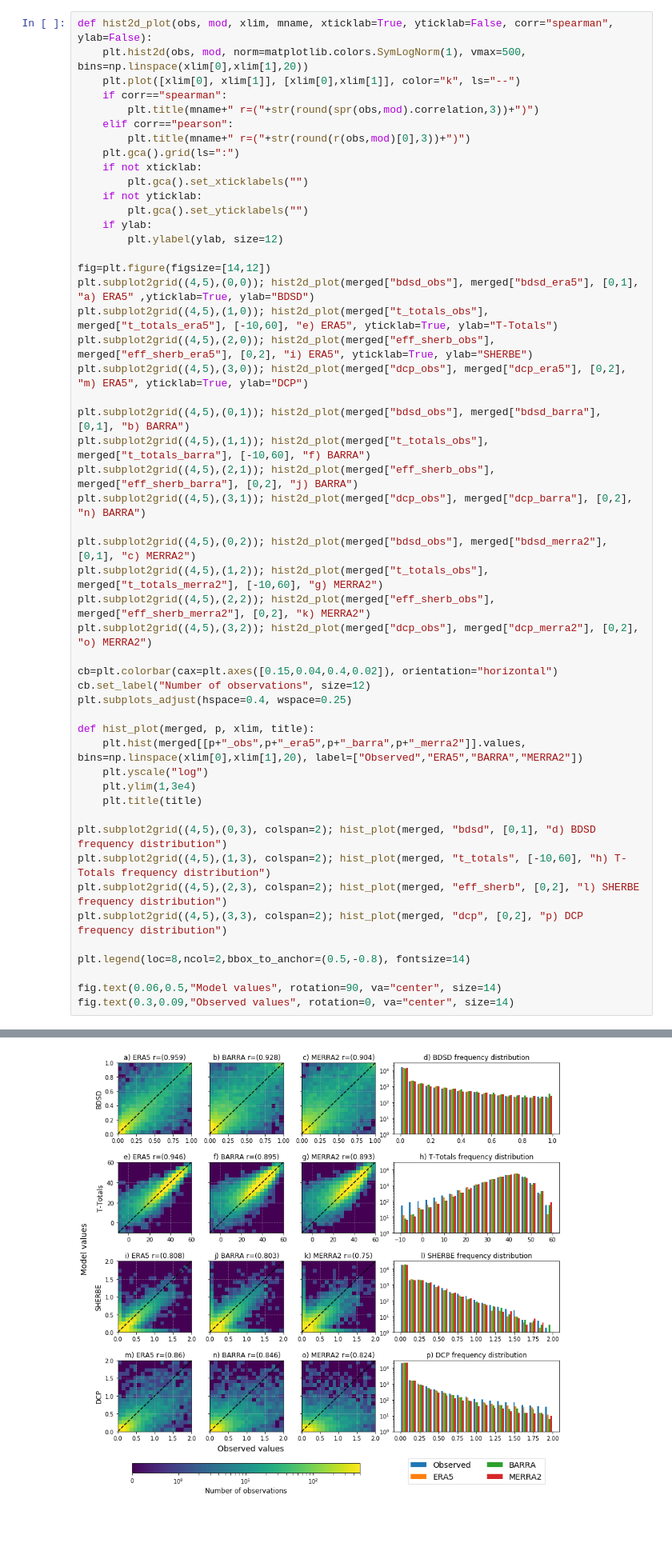
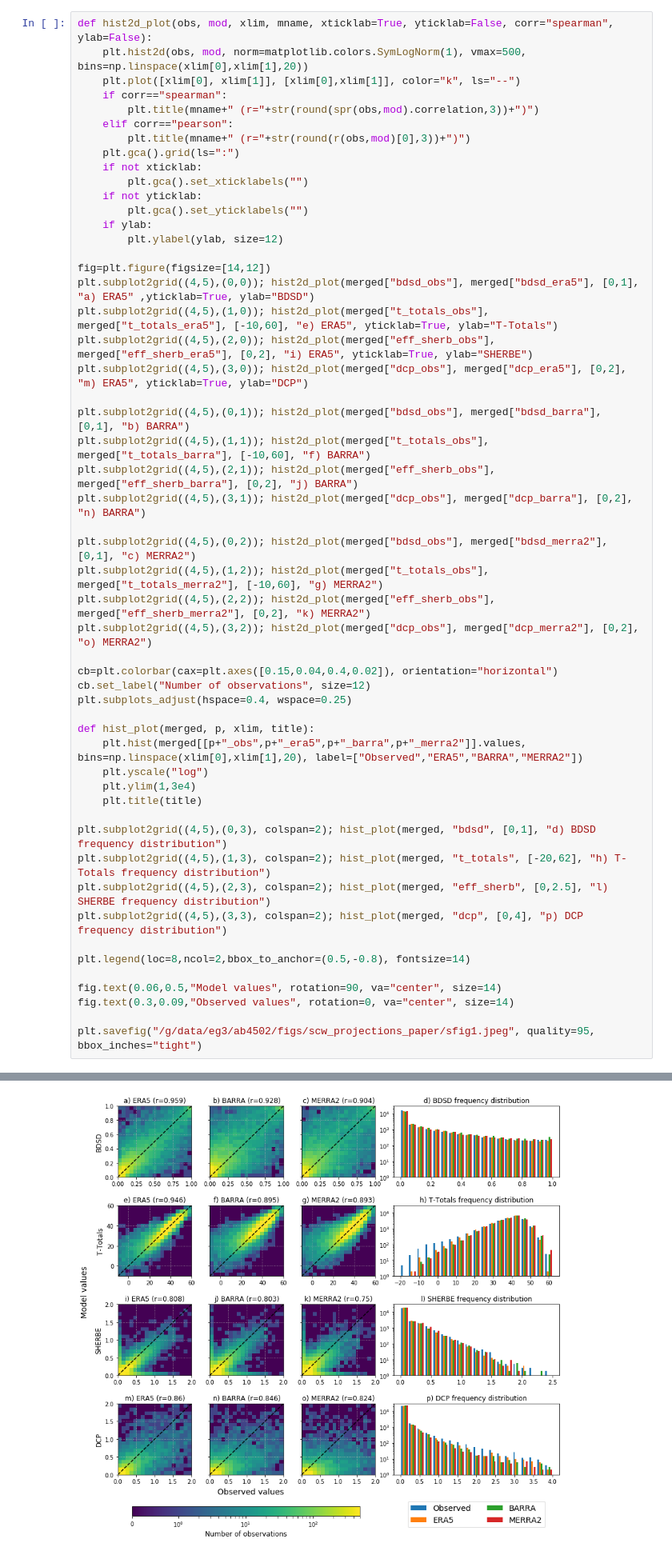
Before and after one commit to harel-coffee/SCW-analysis-auto, a Jupyter notebook: reanalysis_distr_compare.ipynb, the cells around one changed output, grey strips where cells are left out. Shown at 80% size. Drawn from its saved outputs; the diff is of its cells as text; blank space fills up the shorter version.

```diff
--- a/reanalysis_distr_compare.ipynb
+++ b/reanalysis_distr_compare.ipynb
@@ -122,9 +122,9 @@ def hist2d_plot(obs, mod, xlim, mname, xticklab=True, yticklab=False, corr="spea
     plt.hist2d(obs, mod, norm=matplotlib.colors.SymLogNorm(1), vmax=500, bins=np.linspace(xlim[0],xlim[1],20))
     plt.plot([xlim[0], xlim[1]], [xlim[0],xlim[1]], color="k", ls="--")
     if corr=="spearman":
-        plt.title(mname+" r=("+str(round(spr(obs,mod).correlation,3))+")")
+        plt.title(mname+" (r="+str(round(spr(obs,mod).correlation,3))+")")
     elif corr=="pearson":
-        plt.title(mname+" r=("+str(round(r(obs,mod)[0],3))+")")
+        plt.title(mname+" (r="+str(round(r(obs,mod)[0],3))+")")
     plt.gca().grid(ls=":")
     if not xticklab:
         plt.gca().set_xticklabels("")
@@ -160,12 +160,14 @@ def hist_plot(merged, p, xlim, title):
     plt.title(title)
 
 plt.subplot2grid((4,5),(0,3), colspan=2); hist_plot(merged, "bdsd", [0,1], "d) BDSD frequency distribution")
-plt.subplot2grid((4,5),(1,3), colspan=2); hist_plot(merged, "t_totals", [-10,60], "h) T-Totals frequency distribution")
-plt.subplot2grid((4,5),(2,3), colspan=2); hist_plot(merged, "eff_sherb", [0,2], "l) SHERBE frequency distribution")
-plt.subplot2grid((4,5),(3,3), colspan=2); hist_plot(merged, "dcp", [0,2], "p) DCP frequency distribution")
+plt.subplot2grid((4,5),(1,3), colspan=2); hist_plot(merged, "t_totals", [-20,62], "h) T-Totals frequency distribution")
+plt.subplot2grid((4,5),(2,3), colspan=2); hist_plot(merged, "eff_sherb", [0,2.5], "l) SHERBE frequency distribution")
+plt.subplot2grid((4,5),(3,3), colspan=2); hist_plot(merged, "dcp", [0,4], "p) DCP frequency distribution")
 
 plt.legend(loc=8,ncol=2,bbox_to_anchor=(0.5,-0.8), fontsize=14)
 
 fig.text(0.06,0.5,"Model values", rotation=90, va="center", size=14)
 fig.text(0.3,0.09,"Observed values", rotation=0, va="center", size=14)
+
+plt.savefig("/g/data/eg3/ab4502/figs/scw_projections_paper/sfig1.jpeg", quality=95, bbox_inches="tight")
 # %% [output]
@@ -173 +174 @@ Text(0.3, 0.09, 'Observed values')
-[figure, old version]
+[figure, new version]
```
Also changed, not shown: parts of 2 cells of this notebook, 1 other file.
